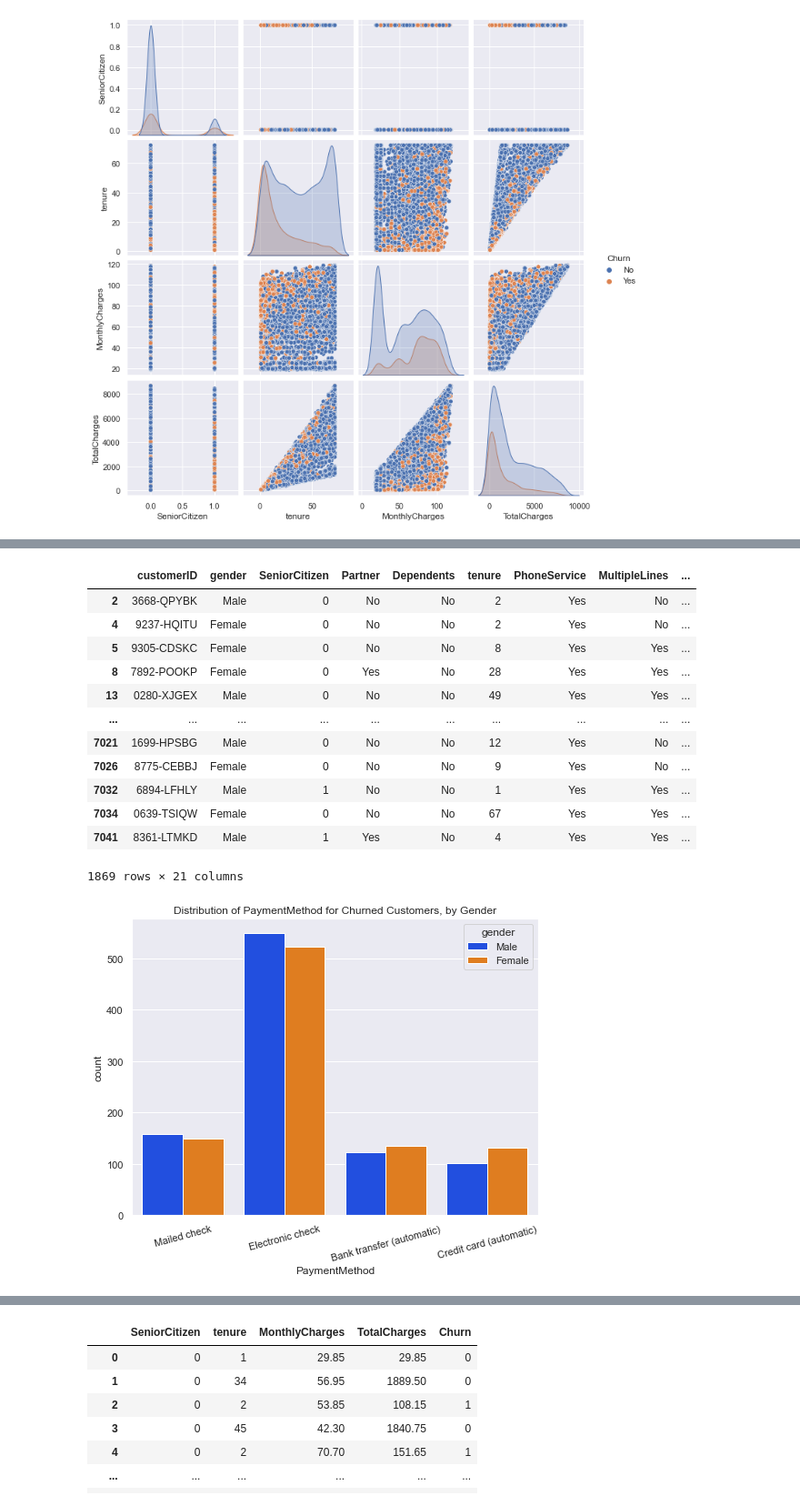
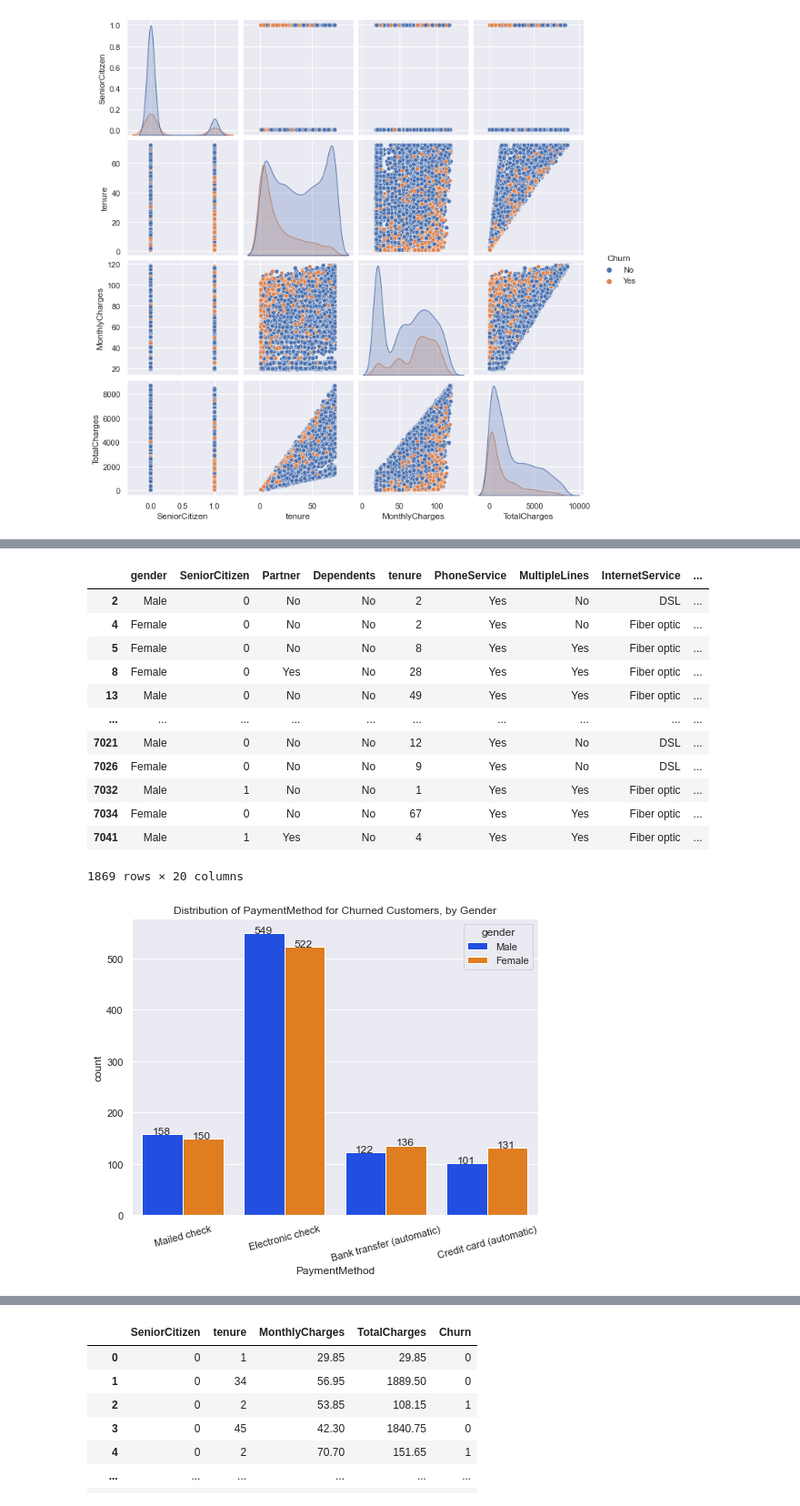
Before and after one commit to dranreb1660/customer-churn-project, a Jupyter notebook: customer_churn.ipynb, the cells around one changed output, grey strips where cells are left out. Shown at 91% size. Drawn from its saved outputs; the diff is of its cells as text; code cells hidden in the pictures.

```diff
--- a/customer_churn.ipynb
+++ b/customer_churn.ipynb
@@ -16,3 +18,5 @@ import sqlite3
+# %%
+colors = ['deep', 'muted', 'pastel', 'bright', 'dark','colorblind']
 # %%
 #getting aw data and storing in a sqlite database
 data = pd.read_csv("telco_churn.csv")
@@ -147,11 +151,14 @@ print("In precentages")
 print(f"{100*data['Churn'].value_counts(normalize = True)}")
 
 #plotting results
-
-data['Churn'].value_counts().plot(kind='bar', figsize=(8, 6))
+ax = sns.countplot(x='Churn', hue= 'Churn', data = data, palette=random.choice(colors))
+# data['Churn'].value_counts().plot(kind='bar', figsize=(8, 6))
 plt.title("Count of TARGET Variable per category")
 plt.xlabel("Churn / No Churn")
 plt.ylabel("Count")
+for p in ax.patches:
+        ax.annotate('{:}'.format(p.get_height()), (p.get_x()+0.1, p.get_height()+50))
+plt.savefig('./pics/imbalace.png')
 plt.show()
 # %% [output]
 No     5163
@@ -194,0 +181,3 @@ plt.show()
+# %%
+#droping customer id prmanently as we wont need it
+data = data.drop('customerID', axis=1)
@@ -194,0 +192,13 @@ plt.show()
+# %%
+# Lets take look at a count distribution with all our other feature with countplot
+
+colors = ['deep', 'muted', 'pastel', 'bright', 'dark','colorblind']
+for col in data.drop(['Churn', 'TotalCharges', 'MonthlyCharges', 'tenure'], axis=1):
+    plt.figure(figsize=(8,6))
+    ax = sns.countplot(x=f'{col}', hue= 'Churn', data = data, palette=random.choice(colors))
+    plt.title(f' Distribustion of {col} Churn')
+    plt.xticks(rotation=15)
+    for p in ax.patches:
+        ax.annotate('{:}'.format(p.get_height()), (p.get_x()+0.1, p.get_height()))
+    plt.savefig(f'./pics/uni_{col}_churn.png')
+    plt.show()
@@ -195,26 +219,28 @@ plt.show()
 # %%
 data.loc[data["Churn"]=='Yes']
 # %% [output]
-|  | customerID | gender | SeniorCitizen | Partner | Dependents | tenure | PhoneService | MultipleLines | ... |
-| 2 | 3668-QPYBK | Male | 0 | No | No | 2 | Yes | No | ... |
-| 4 | 9237-HQITU | Female | 0 | No | No | 2 | Yes | No | ... |
-| 5 | 9305-CDSKC | Female | 0 | No | No | 8 | Yes | Yes | ... |
-| 8 | 7892-POOKP | Female | 0 | Yes | No | 28 | Yes | Yes | ... |
-| 13 | 0280-XJGEX | Male | 0 | No | No | 49 | Yes | Yes | ... |
+|  | gender | SeniorCitizen | Partner | Dependents | tenure | PhoneService | MultipleLines | InternetService | ... |
+| 2 | Male | 0 | No | No | 2 | Yes | No | DSL | ... |
+| 4 | Female | 0 | No | No | 2 | Yes | No | Fiber optic | ... |
+| 5 | Female | 0 | No | No | 8 | Yes | Yes | Fiber optic | ... |
+| 8 | Female | 0 | Yes | No | 28 | Yes | Yes | Fiber optic | ... |
+| 13 | Male | 0 | No | No | 49 | Yes | Yes | Fiber optic | ... |
 | ... | ... | ... | ... | ... | ... | ... | ... | ... | ... |
-| 7021 | 1699-HPSBG | Male | 0 | No | No | 12 | Yes | No | ... |
-| 7026 | 8775-CEBBJ | Female | 0 | No | No | 9 | Yes | No | ... |
-| 7032 | 6894-LFHLY | Male | 1 | No | No | 1 | Yes | Yes | ... |
-| 7034 | 0639-TSIQW | Female | 0 | No | No | 67 | Yes | Yes | ... |
-| 7041 | 8361-LTMKD | Male | 1 | Yes | No | 4 | Yes | Yes | ... |
+| 7021 | Male | 0 | No | No | 12 | Yes | No | DSL | ... |
+| 7026 | Female | 0 | No | No | 9 | Yes | No | DSL | ... |
+| 7032 | Male | 1 | No | No | 1 | Yes | Yes | Fiber optic | ... |
+| 7034 | Female | 0 | No | No | 67 | Yes | Yes | Fiber optic | ... |
+| 7041 | Male | 1 | Yes | No | 4 | Yes | Yes | Fiber optic | ... |
-1869 rows × 21 columns
+1869 rows × 20 columns
 # %%
 plt.figure(figsize=(8,6))
-sns.countplot( data = data.loc[data["Churn"]=='Yes'], x= 'PaymentMethod', hue = 'gender',palette='bright',)
+ax = sns.countplot( data = data.loc[data["Churn"]=='Yes'], x= 'PaymentMethod', hue = 'gender',palette='bright',)
 plt.title('Distribution of PaymentMethod for Churned Customers, by Gender')
 plt.xticks(rotation=15)
+for p in ax.patches:
+        ax.annotate('{:}'.format(p.get_height()), (p.get_x()+0.1, p.get_height()))
 plt.savefig('./pics/bi_pm.png')
 plt.show;
 # %% [output]
-[figure, old version]
+[figure, new version]
 # %%
```
Also changed, not shown: parts of 105 cells of this notebook, 4 other files.
